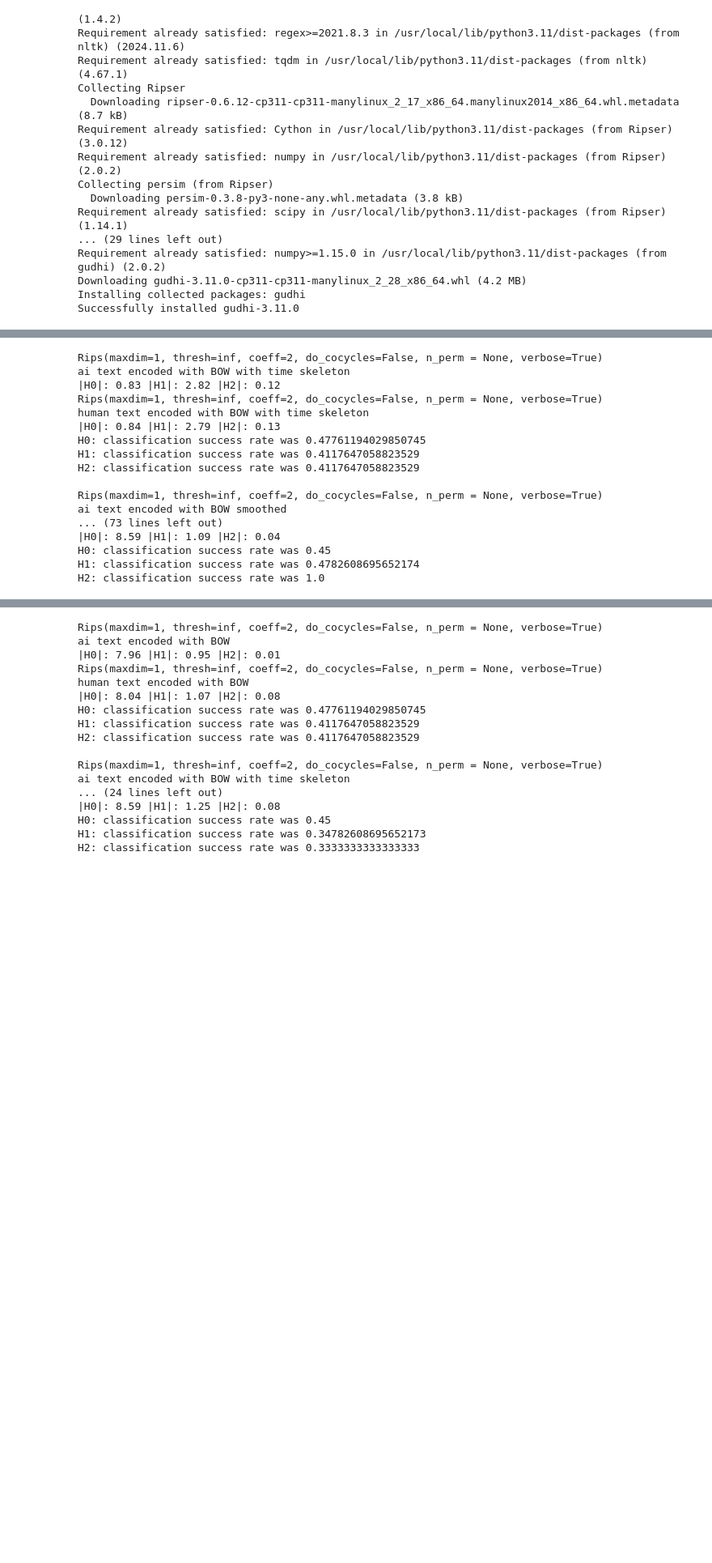
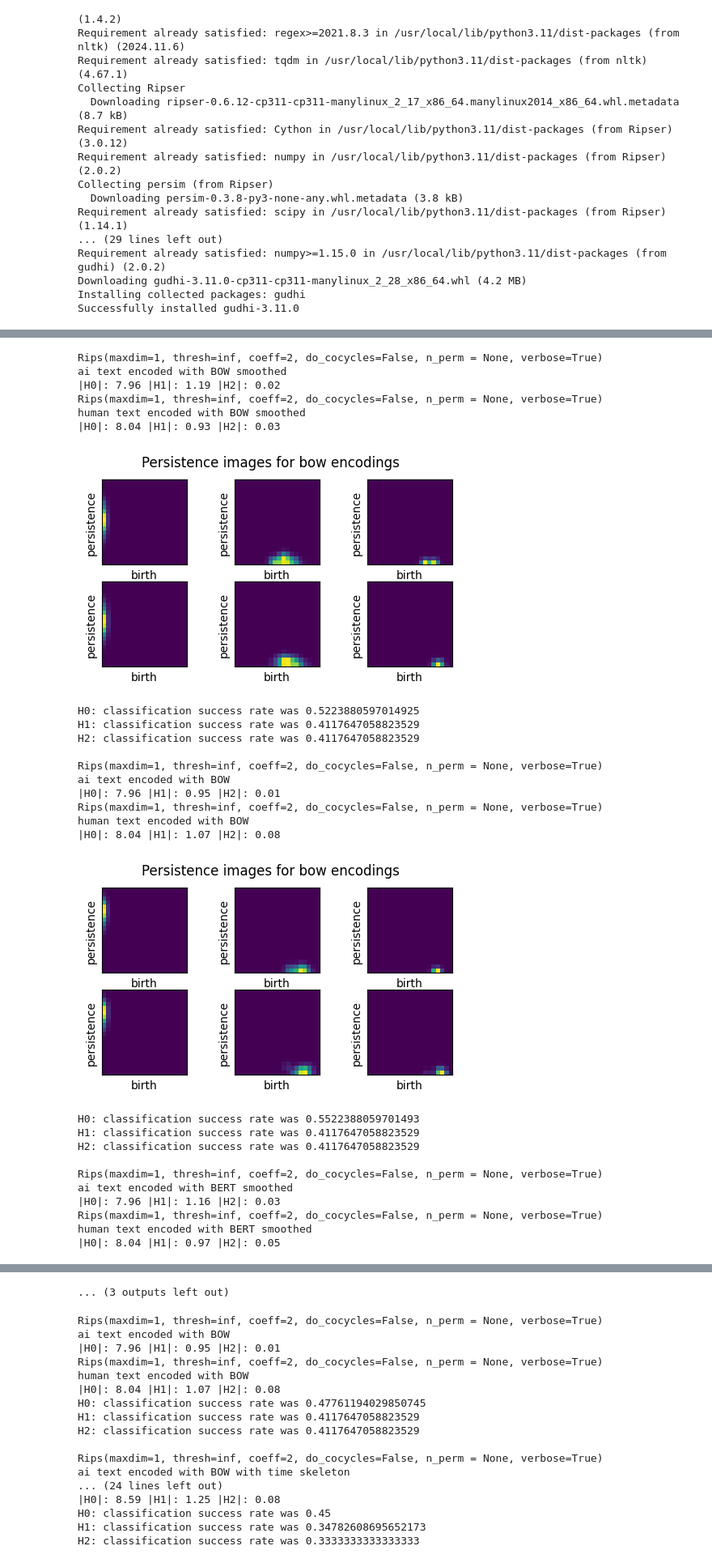
Before and after one commit to aguilin1/tda_ai_text_generation, a Jupyter notebook: tda_ai_text_detection.ipynb, the cells around one changed output, grey strips where cells are left out. Shown at 81% size. Drawn from its saved outputs; the diff is of its cells as text; code cells hidden in the pictures; blank space fills up the shorter version.

```diff
--- a/tda_ai_text_detection.ipynb
+++ b/tda_ai_text_detection.ipynb
@@ -786,31 +853,38 @@ Rips(maxdim=1, thresh=inf, coeff=2, do_cocycles=False, n_perm = None, verbose=Tr
 # %%
 for encoding_type in ('bow', 'bert'):
-  for time_skeleton in (True, False):
-    for with_smoothing in (True, False):
-      # We're not combining these
-      if time_skeleton and with_smoothing:
-        continue
-      evaluation(encoding_type, time_skeleton=time_skeleton, with_smoothing=with_smoothing, num_abstracts=100)
-      print("")
+  for with_smoothing in (True, False):
+    evaluation(encoding_type, time_skeleton=False, with_smoothing=with_smoothing, num_abstracts=100)
+    print("")
 
 for alpha in (0.3, 0.5, 0.8):
   evaluation('mixed', time_skeleton=False, with_smoothing=False, alpha=alpha, num_abstracts=100)
   print("")
 # %% [output]
-Rips(maxdim=1, thresh=inf, coeff=2, do_cocycles=False, n_perm = None, verbose=True)
-ai text encoded with BOW with time skeleton
-|H0|: 0.83 |H1|: 2.82 |H2|: 0.12
-Rips(maxdim=1, thresh=inf, coeff=2, do_cocycles=False, n_perm = None, verbose=True)
-human text encoded with BOW with time skeleton
-|H0|: 0.84 |H1|: 2.79 |H2|: 0.13
-H0: classification success rate was 0.47761194029850745
-H1: classification success rate was 0.4117647058823529
-H2: classification success rate was 0.4117647058823529
-
 Rips(maxdim=1, thresh=inf, coeff=2, do_cocycles=False, n_perm = None, verbose=True)
 ai text encoded with BOW smoothed
-... (73 lines left out)
-|H0|: 8.59 |H1|: 1.09 |H2|: 0.04
-H0: classification success rate was 0.45
-H1: classification success rate was 0.4782608695652174
-H2: classification success rate was 1.0
+|H0|: 7.96 |H1|: 1.19 |H2|: 0.02
+Rips(maxdim=1, thresh=inf, coeff=2, do_cocycles=False, n_perm = None, verbose=True)
+human text encoded with BOW smoothed
+|H0|: 8.04 |H1|: 0.93 |H2|: 0.03
+[figure, added]
+H0: classification success rate was 0.5223880597014925
+H1: classification success rate was 0.4117647058823529
+H2: classification success rate was 0.4117647058823529
+
+Rips(maxdim=1, thresh=inf, coeff=2, do_cocycles=False, n_perm = None, verbose=True)
+ai text encoded with BOW
+|H0|: 7.96 |H1|: 0.95 |H2|: 0.01
+Rips(maxdim=1, thresh=inf, coeff=2, do_cocycles=False, n_perm = None, verbose=True)
+human text encoded with BOW
+|H0|: 8.04 |H1|: 1.07 |H2|: 0.08
+[figure, added]
+H0: classification success rate was 0.5522388059701493
+H1: classification success rate was 0.4117647058823529
+H2: classification success rate was 0.4117647058823529
+
+Rips(maxdim=1, thresh=inf, coeff=2, do_cocycles=False, n_perm = None, verbose=True)
+ai text encoded with BERT smoothed
+|H0|: 7.96 |H1|: 1.16 |H2|: 0.03
+Rips(maxdim=1, thresh=inf, coeff=2, do_cocycles=False, n_perm = None, verbose=True)
+human text encoded with BERT smoothed
+|H0|: 8.04 |H1|: 0.97 |H2|: 0.05
@@ -817,3 +925,4 @@ H2: classification success rate was 1.0
+... (3 outputs left out)
 # %%
 # Testing only
 evaluation('bow', time_skeleton=False, with_smoothing=False, num_abstracts=100)
```
Also changed, not shown: parts of 6 cells of this notebook.
